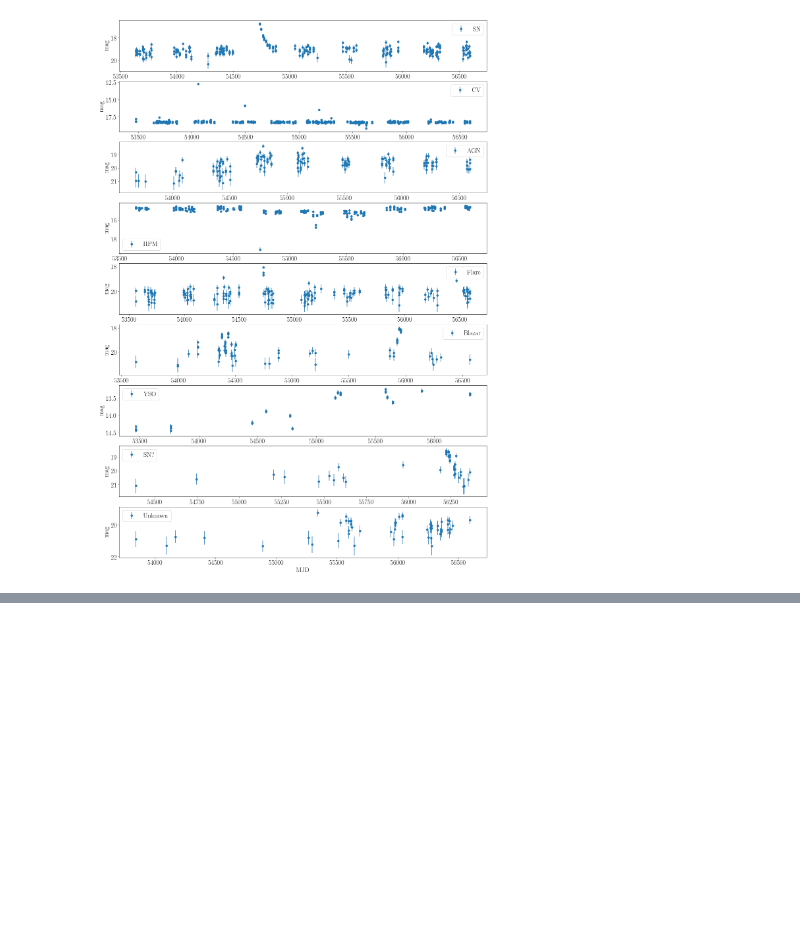
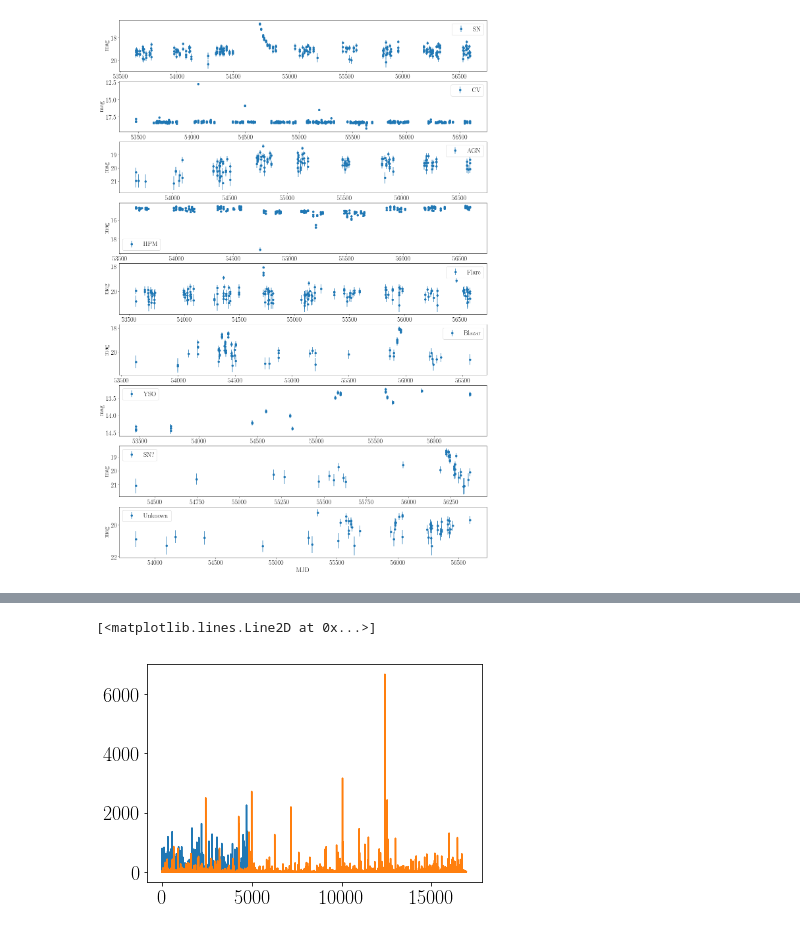
Before and after one commit to MachineLearningUniandes/MANTRA, a Jupyter notebook: nb-explore/explore_light_curves.ipynb, the cells around one changed output, grey strips where cells are left out. Saved outputs shown, nothing was run; the diff lists cells and outputs as text; code cells hidden in the pictures; blank space fills up the shorter version.

```diff
--- a/nb-explore/explore_light_curves.ipynb
+++ b/nb-explore/explore_light_curves.ipynb
@@ -211,0 +206,22 @@ Index(['CataID1121048016765', 'CataID1121048016765', 'CataID1121048016765',
+# %%
+# Count:
+# - number of points in every non-transiente light-curve
+# - average magnitude per light curve
+# - chi-squared for every non-transient light-curve
+n_points = len(set(df_nontransient.index.get_level_values('ID')))
+len_curve = np.zeros(n_points)
+average_mag = np.zeros(n_points)
+std_dev_mag = np.zeros(n_points)
+chi_squared_nontrans = np.zeros(n_points)
+for i in range(n_points):
+    df_item = df_nontransient[df_nontransient.index.get_level_values('ID').isin(ids[i:i+1])]
+    len_curve[i] = len(df_item)
+    average_mag[i] = np.average(df_item['Mag'])
+    std_dev_mag[i] = np.std(df_item['Mag'])
+    chi_squared_nontrans[i] = np.sum((df_item['Mag']-average_mag[i])**2/(df_item['Magerr']**2))/len_curve[i]
+# %%
+plt.plot(chi_squared_trans)
+plt.plot(chi_squared_nontrans)
+# %% [output]
+[<matplotlib.lines.Line2D at 0x...>]
+[figure, added]
```
Also changed, not shown: parts of 9 cells of this notebook.
